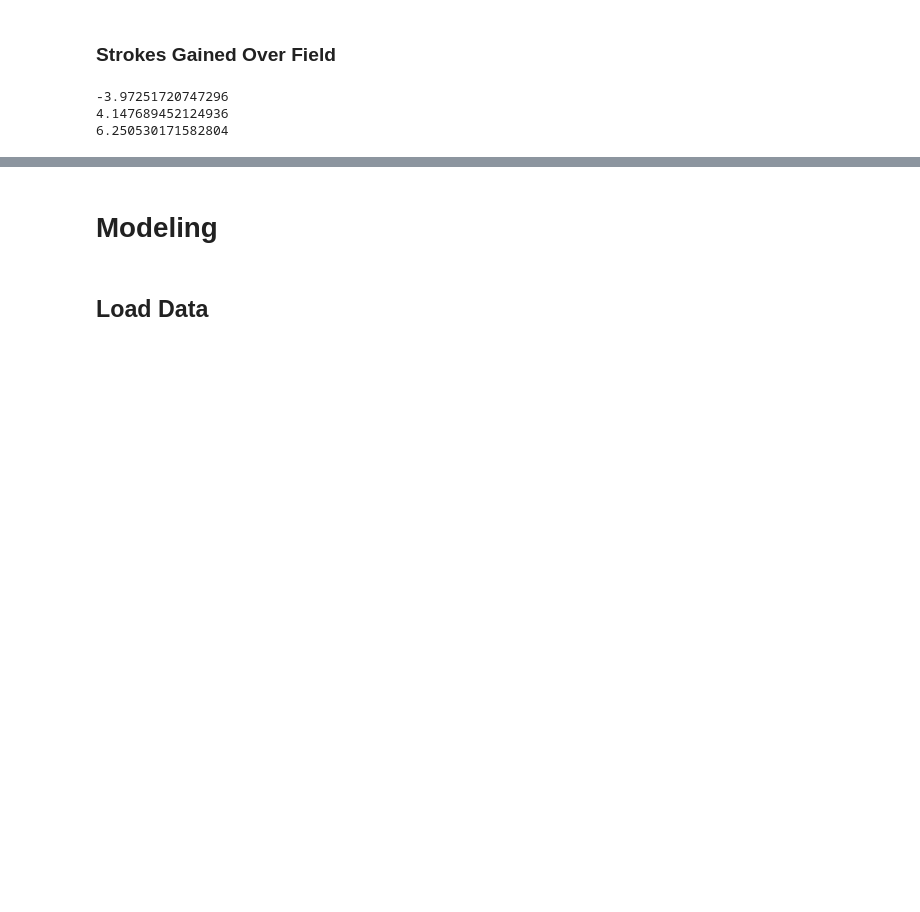
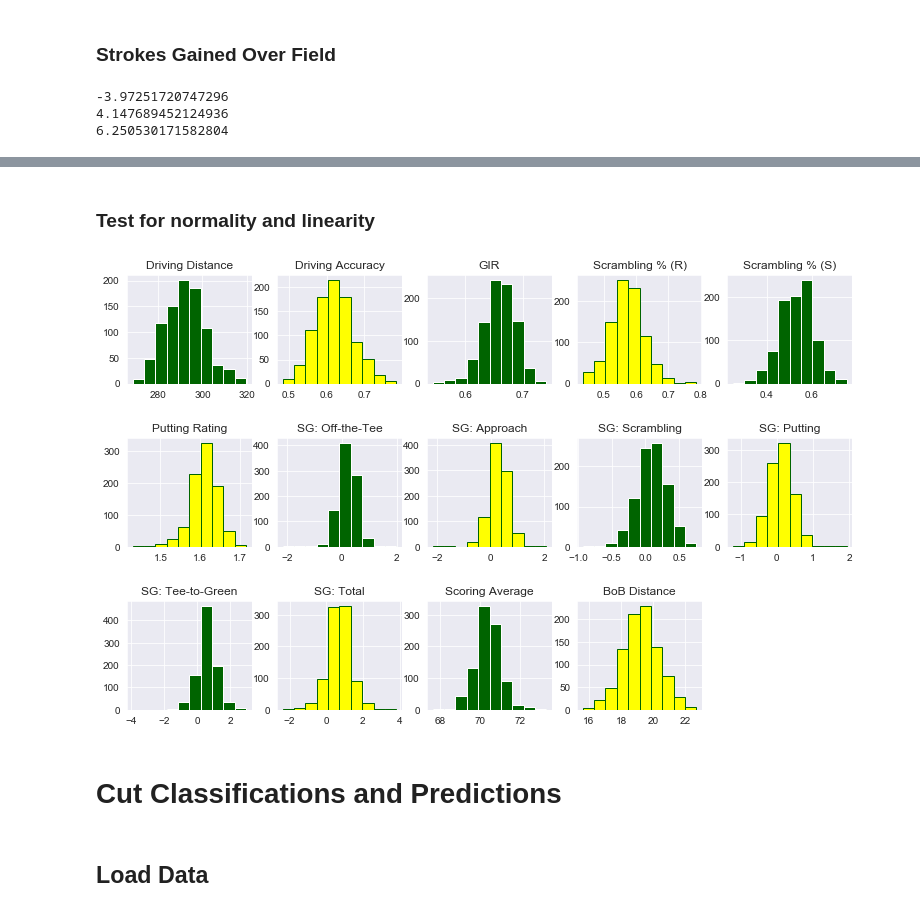
Before and after one commit to jprinfret/masters_tournament_classifier, a Jupyter notebook: 2020 Masters Tournament Predictions.ipynb, the cells around one changed output, grey strips where cells are left out. Saved outputs shown, nothing was run; the diff lists cells and outputs as text; code cells hidden in the pictures; blank space fills up the shorter version.

```diff
--- a/2020 Masters Tournament Predictions.ipynb
+++ b/2020 Masters Tournament Predictions.ipynb
@@ -1077,5 +943,68 @@ ax.set_title('Strokes Gained On Field Rolling Average', fontsize=16);
-# %% [markdown]
-# Modeling
+# %% [markdown]
+### Test for normality and linearity
+# %%
+fig = plt.figure(figsize=(13, 8))
+fig.subplots_adjust(hspace=hspace);
+
+ax11 = fig.add_subplot(3,5,1);
+ax11.hist(df['driving_distance'], fc = 'darkgreen');
+ax11.set_title('Driving Distance');
+
+ax12 = fig.add_subplot(3,5,2);
+ax12.hist(df['driving_accuracy'], fc='yellow', ec='darkgreen');
+ax12.set_title('Driving Accuracy');
+
+ax13 = fig.add_subplot(3,5,3);
+ax13.hist(df['greens_in_regulation'], fc = 'darkgreen');
+ax13.set_title('GIR');
+
+ax14 = fig.add_subplot(3,5,4);
+ax14.hist(df['scrambling_rough'], fc='yellow', ec='darkgreen');
+ax14.set_title('Scrambling % (R)');
+
+ax21 = fig.add_subplot(3,5,5);
+ax21.hist(df['scrambling_sand'], fc = 'darkgreen');
+ax21.set_title('Scrambling % (S)');
+
+ax22 = fig.add_subplot(3,5,6);
+ax22.hist(df['putting_rating'], fc='yellow', ec='darkgreen');
+ax22.set_title('Putting Rating');
+
+ax23 = fig.add_subplot(3,5,7);
+ax23.hist(df['sg_off_tee'], fc = 'darkgreen');
+ax23.set_title('SG: Off-the-Tee');
+
+ax24 = fig.add_subplot(3,5,8);
+ax24.hist(df['sg_approach'], fc='yellow', ec='darkgreen');
+ax24.set_title('SG: Approach');
+
+ax31 = fig.add_subplot(3,5,9);
+ax31.hist(df['sg_scrambling'], fc = 'darkgreen');
+ax31.set_title('SG: Scrambling');
+
+ax32 = fig.add_subplot(3,5,10);
+ax32.hist(df['sg_putting'], fc='yellow', ec='darkgreen');
+ax32.set_title('SG: Putting');
+
+ax33 = fig.add_subplot(3,5,11);
+ax33.hist(df['sg_tee_to_green'], fc = 'darkgreen');
+ax33.set_title('SG: Tee-to-Green');
+
+ax34 = fig.add_subplot(3,5,12);
+ax34.hist(df['sg_total'], fc='yellow', ec='darkgreen');
+ax34.set_title('SG: Total');
+
+ax41 = fig.add_subplot(3,5,13);
+ax41.hist(df['scoring_avg'], fc = 'darkgreen');
+ax41.set_title('Scoring Average');
+
+ax42 = fig.add_subplot(3,5,14);
+ax42.hist(df['bob_distance'], fc='yellow', ec='darkgreen');
+ax42.set_title('BoB Distance');
+# %% [output]
+[figure, added]
+# %% [markdown]
+# Cut Classifications and Predictions
 # %% [markdown]
 ## Load Data
 # %%
```
Also changed, not shown: parts of 43 cells of this notebook.
